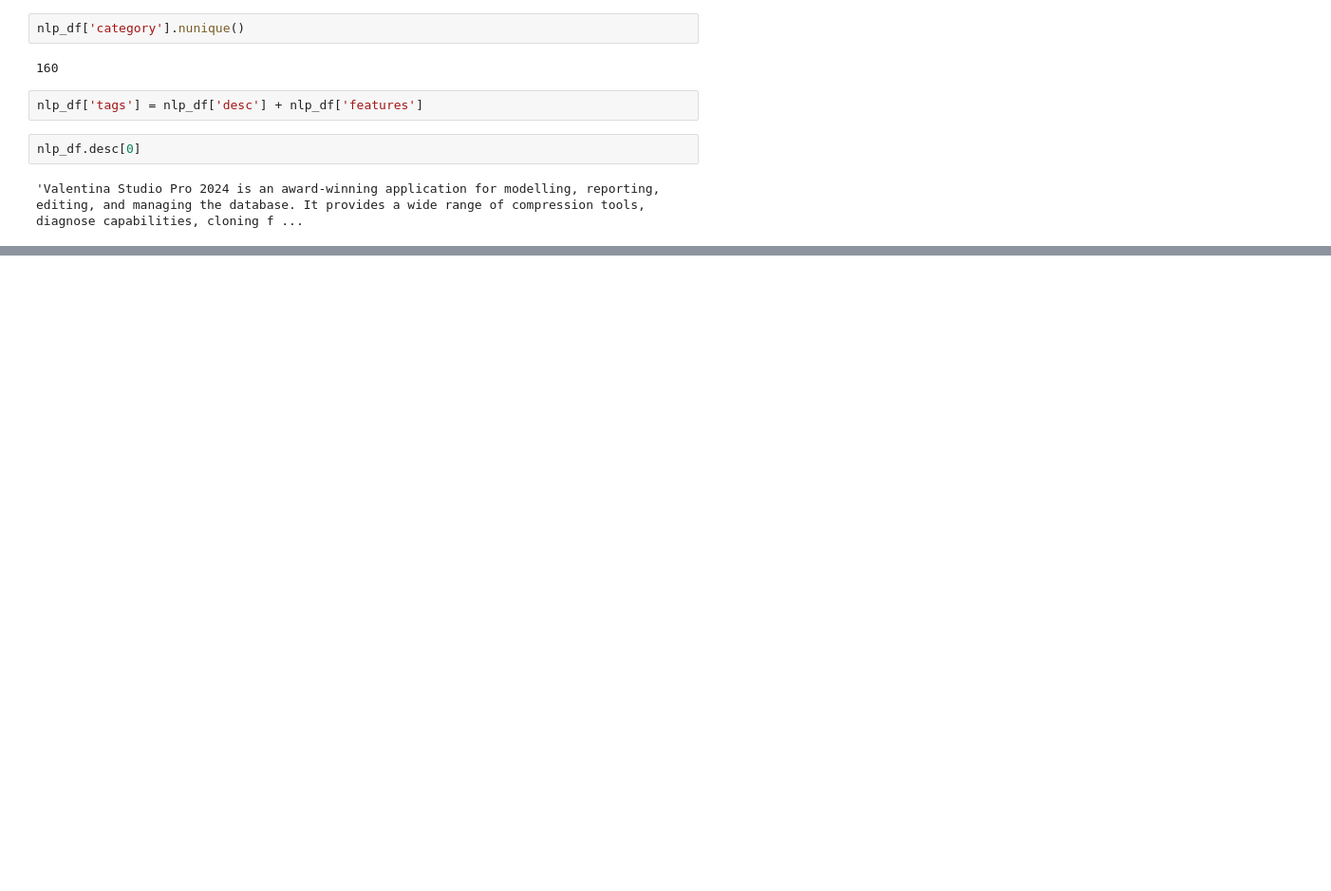
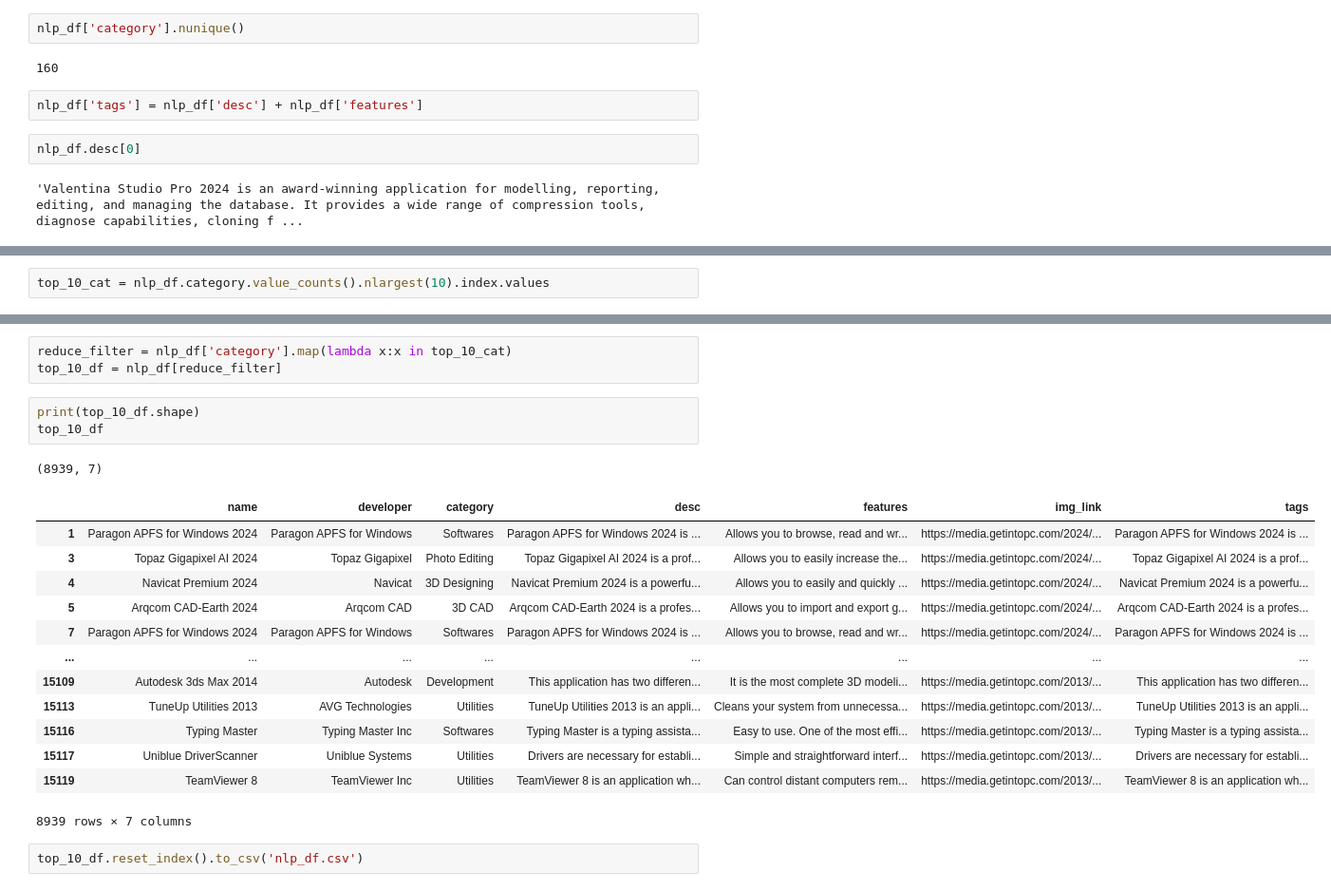
Before and after one commit to umais2005/DesktopApps_dataset_scraper, a Jupyter notebook: notebooks/preprocessing.ipynb, the cells around one changed output, grey strips where cells are left out. Shown at 95% size. Drawn from its saved outputs; the diff is of its cells as text; blank space fills up the shorter version.

```diff
--- a/notebooks/preprocessing.ipynb
+++ b/notebooks/preprocessing.ipynb
@@ -241,0 +249,2 @@ nlp_df
+# %%
+top_10_cat = nlp_df.category.value_counts().nlargest(10).index.values
@@ -241,0 +253,23 @@ nlp_df
+# %%
+reduce_filter = nlp_df['category'].map(lambda x:x in top_10_cat)
+top_10_df = nlp_df[reduce_filter]
+# %%
+print(top_10_df.shape)
+top_10_df
+# %% [output]
+(8939, 7)
+|  | name | developer | category | desc | features | img_link | tags |
+| 1 | Paragon APFS for Windows 2024 | Paragon APFS for Windows | Softwares | Paragon APFS for Windows 2024 is ... | Allows you to browse, read and wr... | https://media.getintopc.com/2024/... | Paragon APFS for Windows 2024 is ... |
+| 3 | Topaz Gigapixel AI 2024 | Topaz Gigapixel | Photo Editing | Topaz Gigapixel AI 2024 is a prof... | Allows you to easily increase the... | https://media.getintopc.com/2024/... | Topaz Gigapixel AI 2024 is a prof... |
+| 4 | Navicat Premium 2024 | Navicat | 3D Designing | Navicat Premium 2024 is a powerfu... | Allows you to easily and quickly ... | https://media.getintopc.com/2024/... | Navicat Premium 2024 is a powerfu... |
+| 5 | Arqcom CAD-Earth 2024 | Arqcom CAD | 3D CAD | Arqcom CAD-Earth 2024 is a profes... | Allows you to import and export g... | https://media.getintopc.com/2024/... | Arqcom CAD-Earth 2024 is a profes... |
+| 7 | Paragon APFS for Windows 2024 | Paragon APFS for Windows | Softwares | Paragon APFS for Windows 2024 is ... | Allows you to browse, read and wr... | https://media.getintopc.com/2024/... | Paragon APFS for Windows 2024 is ... |
+| ... | ... | ... | ... | ... | ... | ... | ... |
+| 15109 | Autodesk 3ds Max 2014 | Autodesk | Development | This application has two differen... | It is the most complete 3D modeli... | https://media.getintopc.com/2013/... | This application has two differen... |
+| 15113 | TuneUp Utilities 2013 | AVG Technologies | Utilities | TuneUp Utilities 2013 is an appli... | Cleans your system from unnecessa... | https://media.getintopc.com/2013/... | TuneUp Utilities 2013 is an appli... |
+| 15116 | Typing Master | Typing Master Inc | Softwares | Typing Master is a typing assista... | Easy to use. One of the most effi... | https://media.getintopc.com/2013/... | Typing Master is a typing assista... |
+| 15117 | Uniblue DriverScanner | Uniblue Systems | Utilities | Drivers are necessary for establi... | Simple and straightforward interf... | https://media.getintopc.com/2013/... | Drivers are necessary for establi... |
+| 15119 | TeamViewer 8 | TeamViewer Inc | Utilities | TeamViewer 8 is an application wh... | Can control distant computers rem... | https://media.getintopc.com/2013/... | TeamViewer 8 is an application wh... |
+8939 rows × 7 columns
+# %%
+top_10_df.reset_index().to_csv('nlp_df.csv')
```
Also changed, not shown: parts of 8 cells of this notebook, 2 other files.
